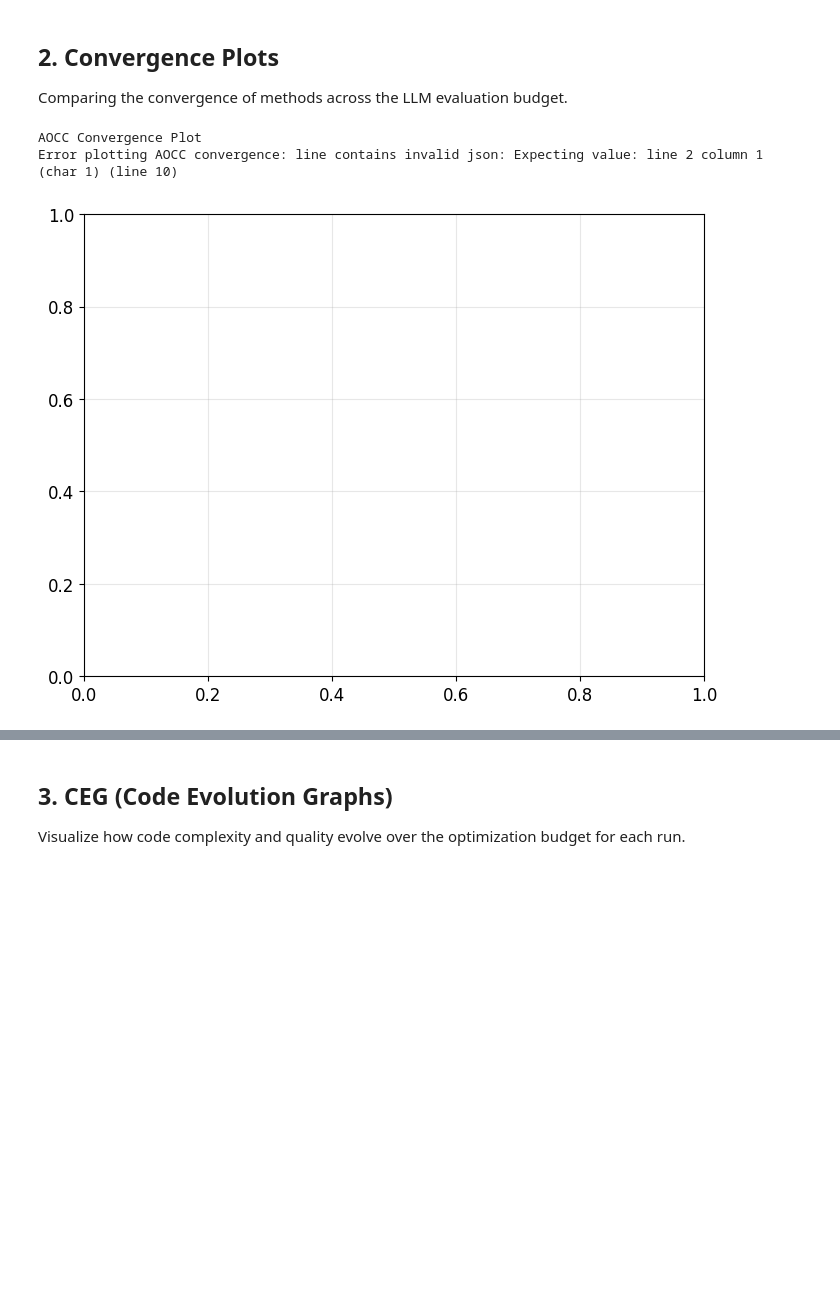
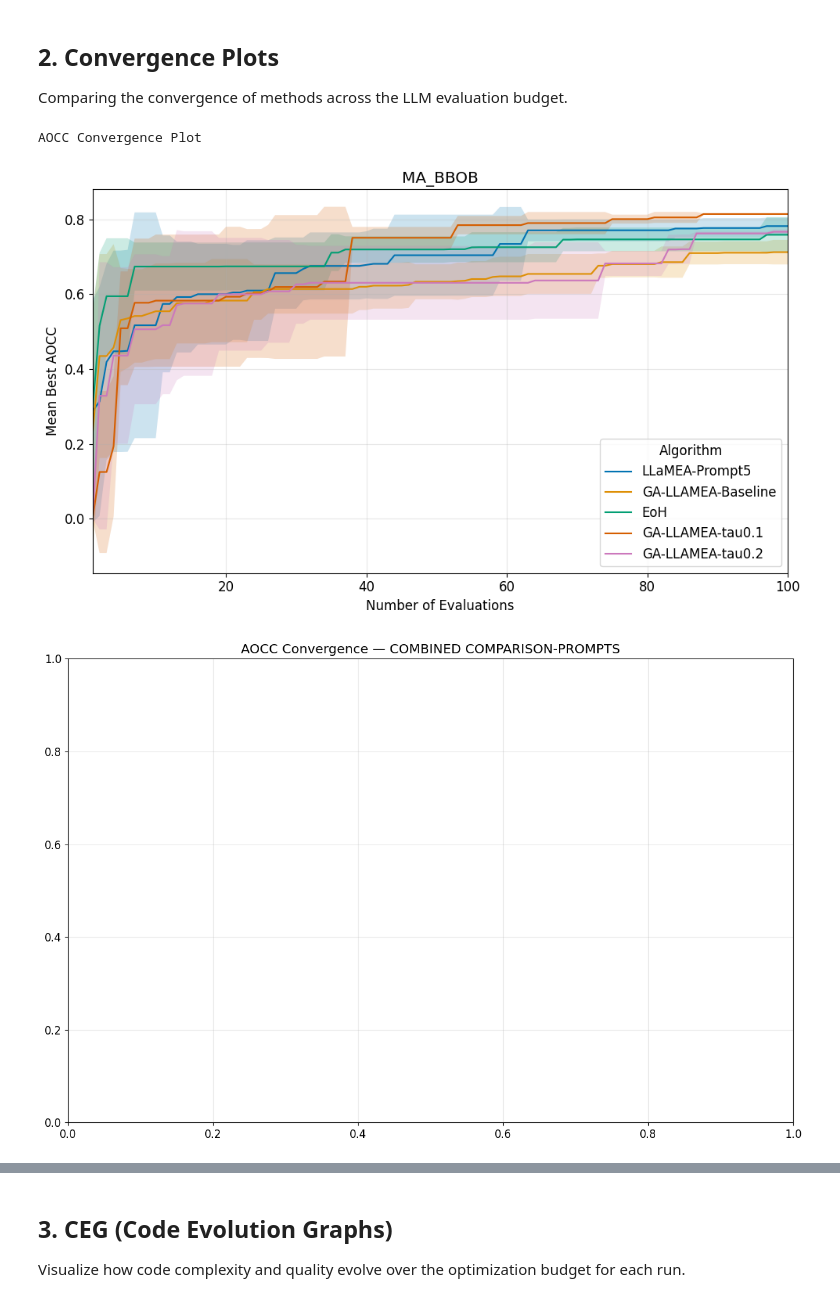
Before and after one commit to RigelKukoy/WORKING-GA-LLAMEA, a Jupyter notebook: examples/visualize_comparison_prompts.ipynb, the cells around one changed output, grey strips where cells are left out. Cells and saved outputs as stored; diff of their text form; code cells hidden in the pictures; blank space fills up the shorter version.

```diff
--- a/examples/visualize_comparison_prompts.ipynb
+++ b/examples/visualize_comparison_prompts.ipynb
@@ -60,7 +62,7 @@ print('All imports successful.')
 All imports successful.
 # %%
 # Load the experiment
-EXPERIMENT_DIR = '../results/COMPARISON-PROMPTS_20260208_032906'
+EXPERIMENT_DIR = '../results/COMBINED_COMPARISON-PROMPTS'
 logger = ExperimentLogger(EXPERIMENT_DIR, True)
 
 # Get available methods and problems
@@ -95,17 +99,17 @@ Comparing the convergence of methods across the LLM evaluation budget.
 # %%
 # AOCC Convergence (Area Over the Convergence Curve)
 print('AOCC Convergence Plot')
 try:
-    plot_convergence(logger, metric='AOCC', save=False, budget=50)
-    plt.title('AOCC Convergence — COMPARISON-PROMPTS')
+    plot_convergence(logger, metric='AOCC', save=False, budget=100)
+    plt.title('AOCC Convergence — COMBINED COMPARISON-PROMPTS')
     plt.tight_layout()
     plt.show()
 except Exception as e:
     print(f'Error plotting AOCC convergence: {e}')
 # %% [output]
 AOCC Convergence Plot
-Error plotting AOCC convergence: line contains invalid json: Expecting value: line 2 column 1 (char 1) (line 10)
-[figure, old version]
+[figure, new version]
+[figure, added]
 # %%
 # Fitness Convergence
 print('Fitness Convergence Plot')
```
Also changed, not shown: parts of 17 cells of this notebook, 12 other files.
